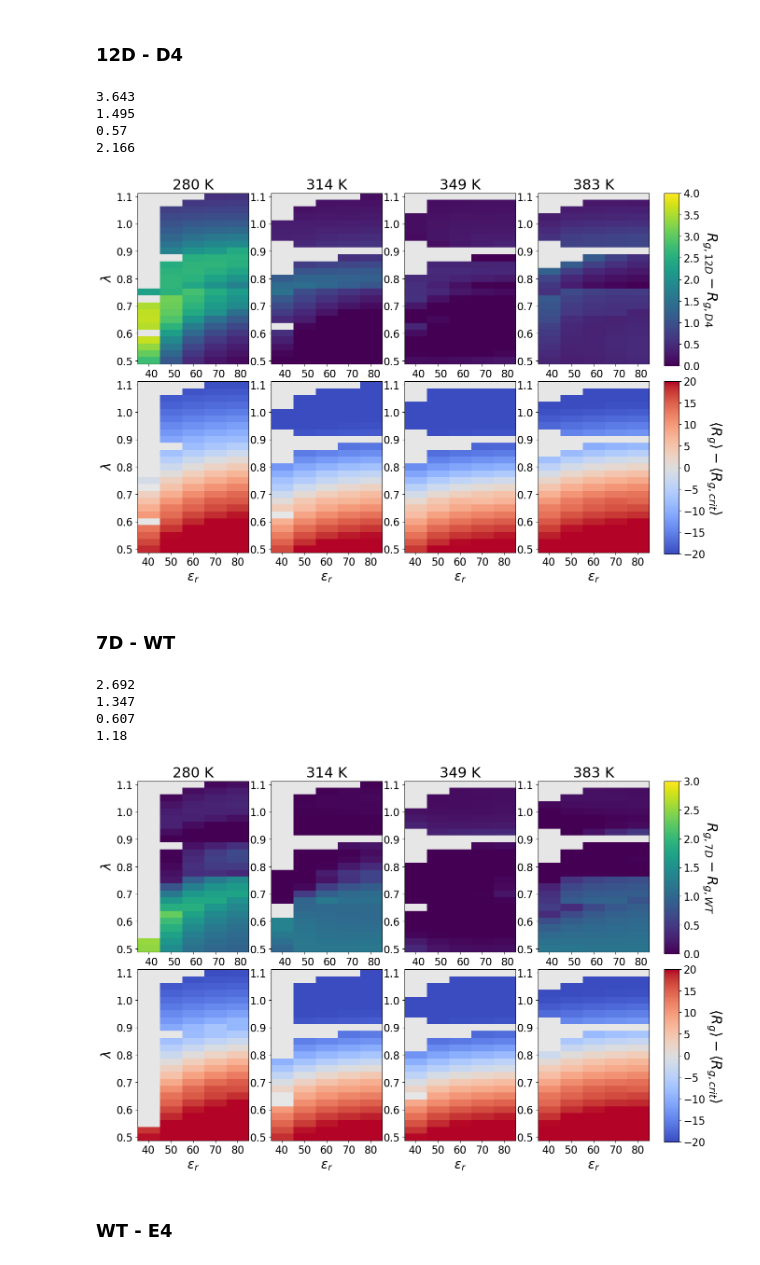
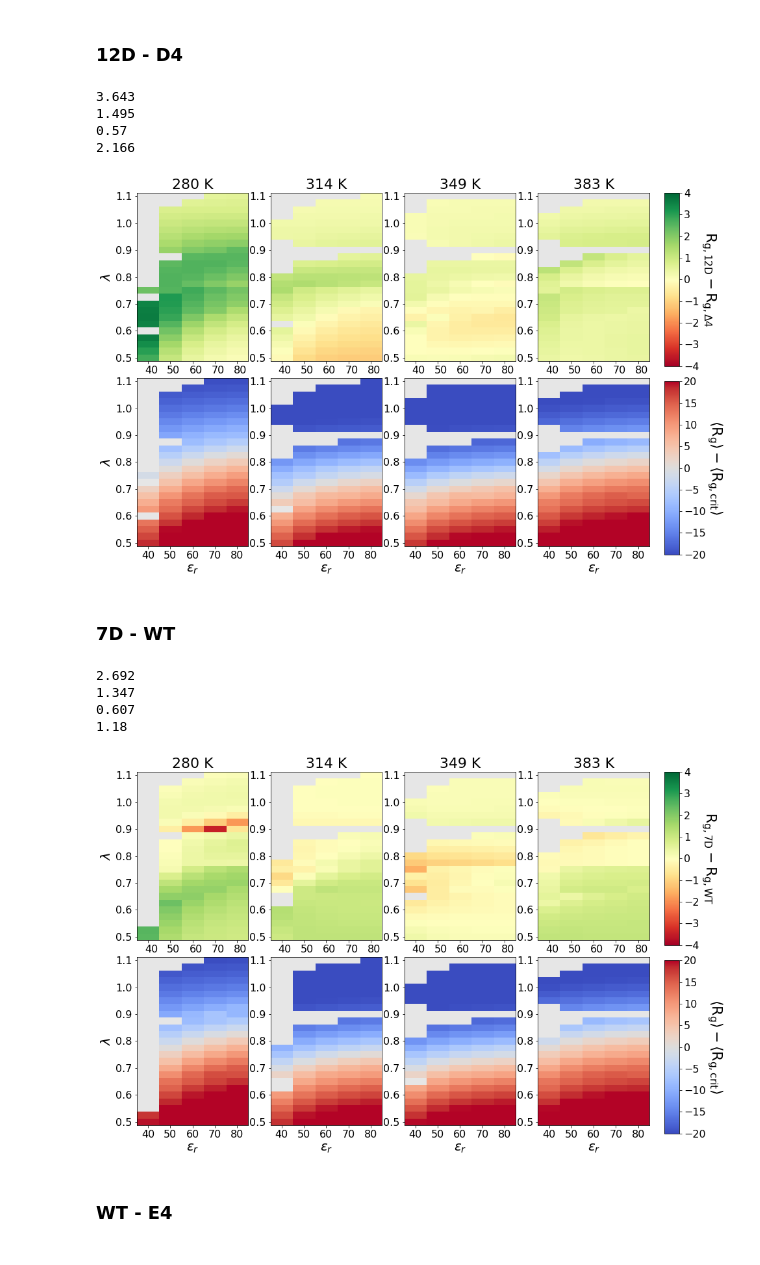
Before and after one commit to avillacrosa/MD, a Jupyter notebook: notebooks/FINAL DATA/3. Reweight.ipynb, the cells around one changed output. Drawn from its saved outputs; the diff is of its cells as text; code cells hidden in the pictures.

```diff
--- a/notebooks/FINAL DATA/3. Reweight.ipynb
+++ b/notebooks/FINAL DATA/3. Reweight.ipynb
@@ -94,7 +91,7 @@ for c, T in enumerate([0,2,4,6]):
     mask2 = rgf
     mask2.values[np.where(neff_rw.values<cut)] = np.nan
 
-    cmap = plt.get_cmap()
+    cmap = plt.get_cmap('RdYlGn')
     cmap.set_bad(color = 'black', alpha = 0.1)
 
     centers = [eps.max(),eps.min(),ls.min(),ls.max()]
@@ -103,7 +100,7 @@ for c, T in enumerate([0,2,4,6]):
     extent = [centers[0]-dx/2, centers[1]+dx/2, centers[2]+dy/2, centers[3]-dy/2]
 
 #     img_d = axs[0][c].pcolormesh(eps,ls,rw.T, cmap=cmap)
-    img_d = axs[0][c].imshow(rw.T, cmap=cmap, aspect='auto', interpolation=None, extent=extent, vmin=0, vmax=4)
+    img_d = axs[0][c].imshow(rw.T, cmap=cmap, aspect='auto', interpolation=None, extent=extent, vmin=-4, vmax=4)
     axs[0][c].set_title(f"{ts[T]:.0f} K", fontsize=22)
     axs[0][c].tick_params(axis='both', which='major', labelsize=16)
     axs[0][c].invert_xaxis()
@@ -119,36 +116,36 @@ for c, T in enumerate([0,2,4,6]):
     cmap = plt.get_cmap('coolwarm')
     cmap.set_bad(color = 'black', alpha = 0.1)
 #     img_c = axs[1][c].pcolormesh(eps,ls,rgf.T, cmap=cmap, vmin=-20, vmax=20)
     img_c = axs[1][c].imshow(rgf.T, cmap=cmap, aspect='auto', interpolation=None,  vmin=-20, vmax=20,  extent=extent)
     axs[1][c].set_xlabel("$\epsilon_r$", fontsize=20)
     axs[1][c].tick_params(axis='both', which='major', labelsize=16)
     axs[1][c].invert_xaxis()
     axs[1][c].set_xticks(eps)
 #     axs[1][c].set_yticks(ls[::2])
 axs[0][0].set_ylabel("$\lambda$", fontsize=20)
 axs[1][0].set_ylabel("$\lambda$", fontsize=20)
 
 fig.subplots_adjust(right=0.81)
 cbar_ax = fig.add_axes([0.83, 0.51, 0.02, 0.37])
 cbar1 = fig.colorbar(img_d, cax=cbar_ax)
 cbar1.ax.tick_params(labelsize=16)
-cbar1.set_label('$R_{g,12D}-R_{g,D4}$', rotation=270, fontsize=22, labelpad=28)
+cbar1.set_label('$\mathrm{R_{g,12D}-R_{g,Δ4}}$', rotation=270, fontsize=22, labelpad=28)
 
 
 fig.subplots_adjust(right=0.81)
 cbar_ax = fig.add_axes([0.83, 0.107, 0.02, 0.37])
 cbar2 = fig.colorbar(img_c, cax=cbar_ax)
 cbar2.ax.tick_params(labelsize=16)
-cbar2.set_label('$\langle R_g⟩ - \langle R_{g,crit}⟩$', rotation=270, fontsize=22, labelpad=28)
+cbar2.set_label('$\mathrm{\langle R_g⟩ - \langle R_{g,crit}}⟩$', rotation=270, fontsize=22, labelpad=28)
 
 fig.subplots_adjust(hspace=0.1)
 # fig.tight_layout()
 # %% [output]
 3.643
 1.495
 0.57
 2.166
-[figure, old version]
+[figure, new version]
 # %% [markdown]
 ### 7D - WT
 # %%
@@ -199,7 +196,7 @@ for c, T in enumerate([0,2,4,6]):
     mask2 = rgf
     mask2.values[np.where(neff_rw.values<cut)] = np.nan
 
-    cmap = plt.get_cmap()
+    cmap = plt.get_cmap('RdYlGn')
     cmap.set_bad(color = 'black', alpha = 0.1)
 
     centers = [eps.max(),eps.min(),ls.min(),ls.max()]
@@ -208,7 +205,7 @@ for c, T in enumerate([0,2,4,6]):
     extent = [centers[0]-dx/2, centers[1]+dx/2, centers[2]+dy/2, centers[3]-dy/2]
 
 #     img_d = axs[0][c].pcolormesh(eps,ls,rw.T, cmap=cmap)
-    img_d = axs[0][c].imshow(rw.T, cmap=cmap, aspect='auto', interpolation=None, extent=extent, vmin=0, vmax=3)
+    img_d = axs[0][c].imshow(rw.T, cmap=cmap, aspect='auto', interpolation=None, extent=extent, vmin=-4, vmax=4)
     axs[0][c].set_title(f"{ts[T]:.0f} K", fontsize=22)
     axs[0][c].tick_params(axis='both', which='major', labelsize=16)
     axs[0][c].invert_xaxis()
@@ -238,14 +235,14 @@ fig.subplots_adjust(right=0.81)
 cbar_ax = fig.add_axes([0.83, 0.51, 0.02, 0.37])
 cbar1 = fig.colorbar(img_d, cax=cbar_ax)
 cbar1.ax.tick_params(labelsize=16)
-cbar1.set_label('$R_{g,7D}-R_{g,WT}$', rotation=270, fontsize=22, labelpad=28)
+cbar1.set_label('$\mathrm{R_{g,7D}-R_{g,WT}}$', rotation=270, fontsize=22, labelpad=28)
 
 
 fig.subplots_adjust(right=0.81)
 cbar_ax = fig.add_axes([0.83, 0.107, 0.02, 0.37])
 cbar2 = fig.colorbar(img_c, cax=cbar_ax)
 cbar2.ax.tick_params(labelsize=16)
-cbar2.set_label('$\langle R_g⟩ - \langle R_{g,crit}⟩$', rotation=270, fontsize=22, labelpad=28)
+cbar2.set_label('$\mathrm{\langle R_g⟩ - \langle R_{g,crit}}⟩$', rotation=270, fontsize=22, labelpad=28)
 
 fig.subplots_adjust(hspace=0.1)
 # fig.tight_layout()
@@ -254,7 +251,7 @@ fig.subplots_adjust(hspace=0.1)
 1.347
 0.607
 1.18
-[figure, old version]
+[figure, new version]
 # %% [markdown]
 ### WT - E4
 # %%
```
Also changed, not shown: parts of 2 cells of this notebook, 17 other files.
